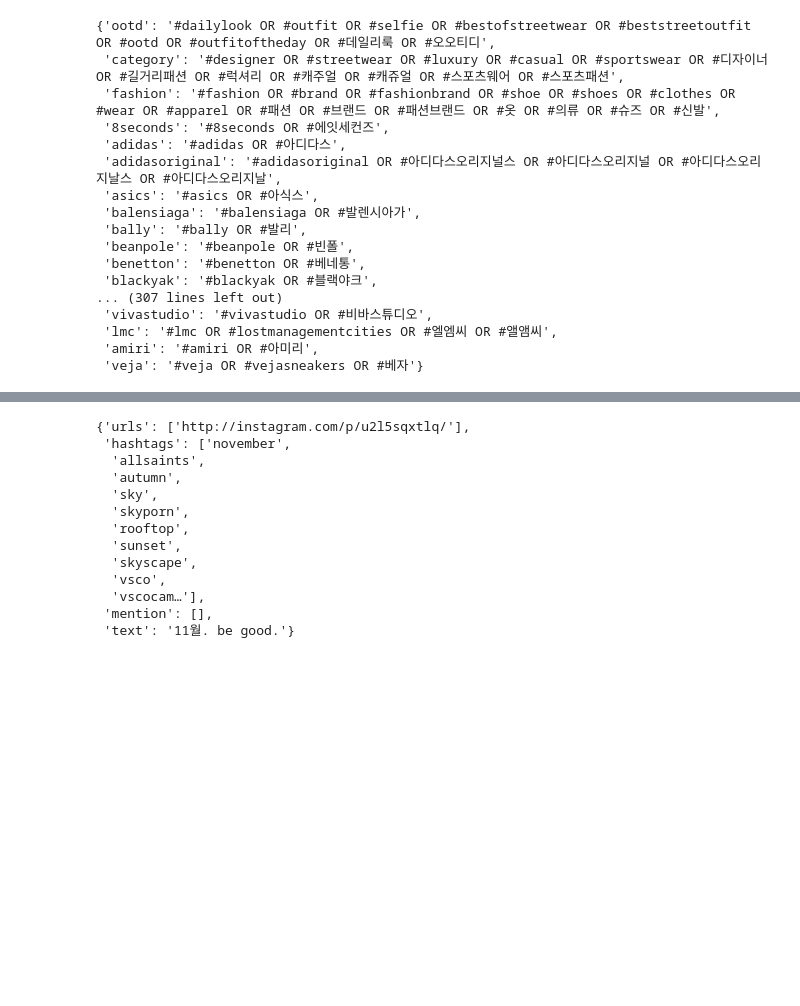
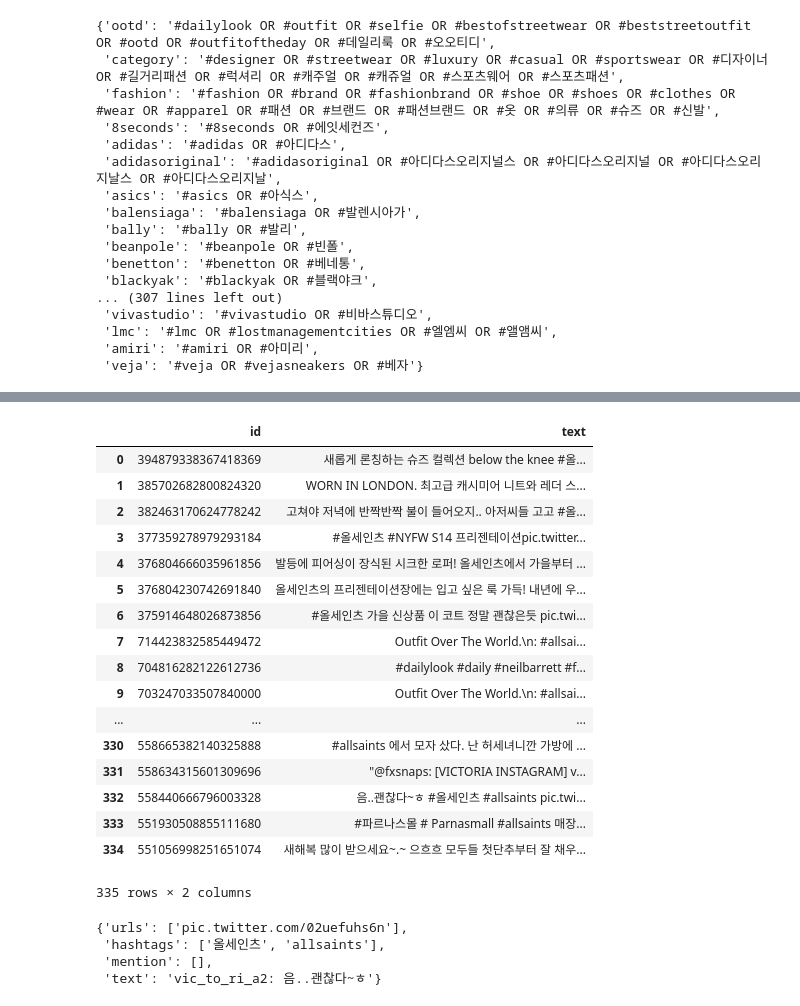
Before and after one commit to gem763/texcrapy, a Jupyter notebook: texcrapy.ipynb, the cells around one changed output, grey strips where cells are left out. Drawn from its saved outputs; the diff is of its cells as text; code cells hidden in the pictures; blank space fills up the shorter version.

```diff
--- a/texcrapy.ipynb
+++ b/texcrapy.ipynb
@@ -106,3 +108,24 @@ Wall time: 54.3 s
+# %%
+pd.read_pickle('twitter_data/allsaints (2010.01.01-2019.02.06).pkl').droplevel(0, axis=1)
+# %% [output]
+|  | id | text |
+| 0 | 394879338367418369 | 새롭게 론칭하는 슈즈 컬렉션 below the knee #올... |
+| 1 | 385702682800824320 | WORN IN LONDON. 최고급 캐시미어 니트와 레더 스... |
+| 2 | 382463170624778242 | 고쳐야 저녁에 반짝반짝 불이 들어오지.. 아저씨들 고고 #올... |
+| 3 | 377359278979293184 | #올세인츠 #NYFW S14 프리젠테이션pic.twitter... |
+| 4 | 376804666035961856 | 발등에 피어싱이 장식된 시크한 로퍼! 올세인츠에서 가을부터 ... |
+| 5 | 376804230742691840 | 올세인츠의 프리젠테이션장에는 입고 싶은 룩 가득! 내년에 우... |
+| 6 | 375914648026873856 | #올세인츠 가을 신상품 이 코트 정말 괜찮은듯 pic.twi... |
+| 7 | 714423832585449472 | Outfit Over The World.\n: #allsai... |
+| 8 | 704816282122612736 | #dailylook #daily #neilbarrett #f... |
+| 9 | 703247033507840000 | Outfit Over The World.\n: #allsai... |
+| ... | ... | ... |
+| 330 | 558665382140325888 | #allsaints 에서 모자 샀다. 난 허세녀니깐 가방에 ... |
+| 331 | 558634315601309696 | "@fxsnaps: [VICTORIA INSTAGRAM] v... |
+| 332 | 558440666796003328 | 음..괜찮다~ㅎ #올세인츠 #allsaints pic.twi... |
+| 333 | 551930508855111680 | #파르나스몰 # Parnasmall #allsaints 매장... |
+| 334 | 551056998251651074 | 새해복 많이 받으세요~.~ 으흐흐 모두들 첫단추부터 잘 채우... |
+335 rows × 2 columns
 # %%
 def preproc(text, url=True, mention=True, hashtag=True, remove=True):
     LINEBREAK = r'\n' # str.replace에서는 r'\n'으로 검색이 안된다
@@ -139,20 +162,11 @@ def preproc(text, url=True, mention=True, hashtag=True, remove=True):
     out['text'] = text.strip()
     return out
 # %%
-preproc(pd.read_pickle('twitter_data/allsaints (2010.01.01-2019.02.02).pkl').text.iloc[210], remove=True)
+preproc(pd.read_pickle('twitter_data/allsaints (2010.01.01-2019.02.06).pkl').droplevel(0,axis=1).text.iloc[210], remove=True)
 # %% [output]
-{'urls': ['http://instagram.com/p/u2l5sqxtlq/'],
- 'hashtags': ['november',
-  'allsaints',
-  'autumn',
-  'sky',
-  'skyporn',
-  'rooftop',
-  'sunset',
-  'skyscape',
-  'vsco',
-  'vscocam…'],
+{'urls': ['pic.twitter.com/02uefuhs6n'],
+ 'hashtags': ['올세인츠', 'allsaints'],
  'mention': [],
- 'text': '11월. be good.'}
+ 'text': 'vic_to_ri_a2: 음..괜찮다~ㅎ'}
 # %%
 def tokenize(file):
```
Also changed, not shown: parts of 19 cells of this notebook, 11 other files.
